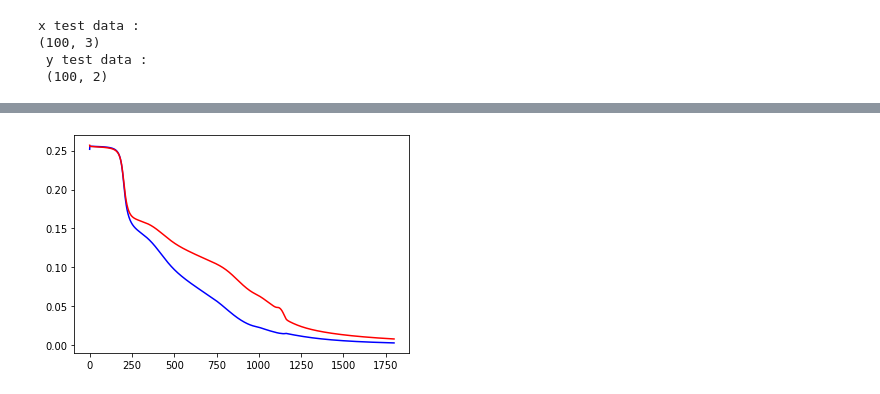
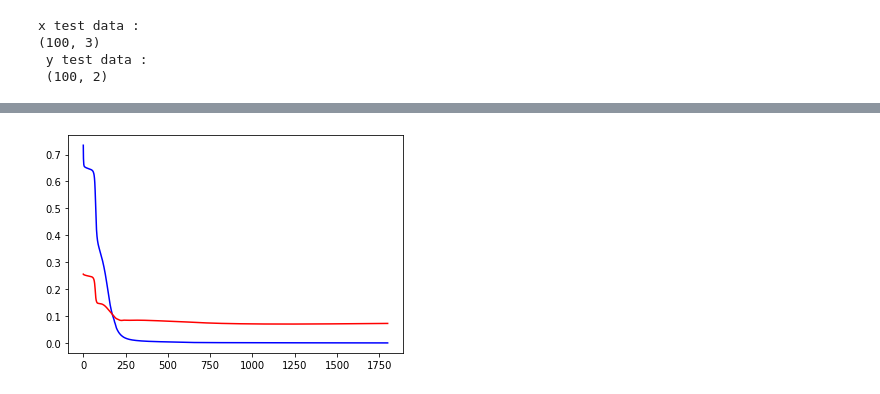
Before and after one commit to thuako/class_itsystem, a Jupyter notebook: hw2/NNclass_sigmoid.ipynb, the cells around one changed output, grey strips where cells are left out. Drawn from its saved outputs; the diff is of its cells as text; code cells hidden in the pictures.

```diff
--- a/hw2/NNclass_sigmoid.ipynb
+++ b/hw2/NNclass_sigmoid.ipynb
@@ -115,9 +117,9 @@ x test data :
  (100, 2)
 # %%
 epochs = 1800
-batch = 4
+batch = 5
 learning_rate = 0.6
-end_learning_rate = 0.4
+end_learning_rate = 0.6
 result_mean = 0.5
 # %%
 class NN:
@@ -162,56 +164,33 @@ class NN:
     def forwarding(self, x_data, y_data):
         for i, k in enumerate(self.layer):
             a = np.array([])
-            if i is 0:
-                a = np.append(a, np.dot(x_data, k.w))
-            else:
-                a = np.append(a, np.dot(self.layer[i - 1].dataflow, k.w))
+            # 첫단에만 input
+            a = np.append(a, np.dot(x_data, k.w)).reshape(x_data.shape[0], k.w.shape[1]) if i == 0 \
+                        else np.append(a, np.dot(self.layer[i - 1].dataflow, k.w)).reshape(x_data.shape[0], k.w.shape[1])
+            #bias 추가
+            if k.bias == 'True':
+                a = np.multiply(np.ones((int(x_data.shape[0]), int(k.w.shape[1]))), k.b) + a
+            k.dataflow = k.ftn(a)
 
-            a = a.reshape(x_data.shape[0], k.w.shape[1])
-
-            if k.bias == 'True':
-                # print(f"ones : {type(np.ones(1))}  bias : {type(k.b)}")
-                a = np.multiply(np.ones((int(x_data.shape[0]), int(k.w.shape[1]))), k.b) + a
-                # print(a)
-
-            k.dataflow = k.ftn(a)
-        # print(f"predic output : {self.layer[-1].dataflow.shape}\n data output : {y_data.shape}")
 
     def backpropagation(self, x_data, y_data, lr):
         for i, L in reversed(list(enumerate(self.layer))):
-            '''summation {}{j} wij delatj 교재 slide 12p'''
-            # fully connected layer
+            #delta구하기, 마지막 단만 cross entropy derivation 값
             L.before_w = L.w
-            if i is (len(self.layer) - 1):
-                L.delta = np.multiply((y_data - L.dataflow), L.dftn(L.dataflow))
-                # print(f"$$$$$$$$$i :{i}, L.dataflow : {L.dataflow.shape} L.delta : {L.delta.shape}, L.w : {L.w.shape}")
-            # else
-            else:
-                back_L = self.layer[i + 1]
-                L.delta = L.dftn(L.dataflow) * np.dot(back_L.delta, back_L.before_w.T)
-                # print(f"L.delta 구하는 과정\n\ni :{i}, L.dataflow : {L.dataflow.shape} back_L.delta : {back_L.delta.shape}, back_L.w : {back_L.w.shape}, L.w. : {L.w.shape}\n 구하기 end \n\n")
+            L.delta = y_data - L.dataflow if i is (len(self.layer) - 1) \
+                                        else np.multiply(L.dftn(L.dataflow), \
+                                        np.dot(self.layer[i + 1].delta, self.layer[i + 1].before_w.T))
 
             # i가 0 이면 input data가 train_set
-            if i is 0:
-                input = x_data
-            else:
-                input = self.layer[i - 1].dataflow
+            inputt = x_data if i ==0 else self.layer[i - 1].dataflow
 
-            '''x_k * delta -> upgrade할 weight '''
-            upgrade_w = np.zeros(1)
-            # outer로 한꺼번에 추가후에, reshape로 정렬
-            for k in range(L.delta.shape[0]):
-                upgrade_w = np.append(upgrade_w, np.outer(input[k], L.delta[k]))
-                # print(f" for {i} layer **********************\ndelta : \n{L.delta[k]}\n input : \n{input[k]}\n result : \n{np.outer(input[k], L.delta[k])}")
-            upgrade_w = np.delete(upgrade_w, 0, axis=0)
-            upgrade_w = upgrade_w.reshape(-1, L.w.shape[0], L.w.shape[1])
+            '''x_k * delta -> upgrade할 weight'''
+            upgrade_w = np.array([np.outer(inputt[k], L.delta[k]) for k in range(L.delta.shape[0])])\
+                        .reshape(-1, L.w.shape[0], L.w.shape[1])
 
-
-
-            """weight update"""
+            """update bias"""
             if L.bias == 'True':
-                L.b = L.b + np.average(L.delta, axis=0)
-
+                L.b = L.b + L.delta * self.learning_rate
             """update weight"""
             L.w = L.w + np.average(upgrade_w, axis=0) * self.learning_rate
 
@@ -227,12 +206,11 @@ class NN:
                 lr = self.learning_rate + (self.end_learning_rate - self.learning_rate) / epochs
                 self.forwarding(x_data, y_data)
                 self.backpropagation(x_data, y_data, lr)
-            self.test(self.test_set_x, self.test_set_y)
+            self.data_save(self.test_set_x, self.test_set_y)
 
             # print(f"bias : {self.layer[0].b}")
             if i % 50 == 0:
-                print(
-                f"epochs : {i}\t train_loss :{self.train_loss[i]:.4}\t test_loss :{self.test_loss[i]:.4}\t train_accuracy :{self.train_accuracy[i]:.3}%\t test_accuracy :{self.test_accuracy[i]:.3}%")
+                print(f"epochs : {i}\t train_loss :{self.train_loss[i]:.4}\t test_loss :{self.test_loss[i]:.4}\t train_accuracy :{self.train_accuracy[i]:.3}%\t test_accuracy :{self.test_accuracy[i]:.3}%")
 
     def plot(self):
 
@@ -246,25 +224,24 @@ class NN:
         plt.plot(self.test_accuracy, 'r')
         plt.show()
 
-        plt.figure()
+        ''' plt.figure()
         plt.plot(self.weight_hist)
         plt.plot(self.delta_hist)
-        plt.show()
+        plt.show()'''
 
         '''plt.figure()
         plt.plot(self.bias_hist)
         plt.show()'''
 
-    def test(self, x_data, y_data):
+    def data_save(self, x_data, y_data):
         #train loss, accuracy 구하기
-        self.train_loss = np.append(self.train_loss, \
-                                    np.average((self.layer[-1].dataflow - \
-                                                self.train_set_y[-int(len(self.train_set_y) / self.batch):, :]) ** 2))
+        predict = self.layer[-1].dataflow
+        y = self.train_set_y[-int(len(self.train_set_y) / self.batch):, :]
+        train_loss = np.average( -(y*np.log(predict + 1e-7) + (1-y)*np.log(1-predict+ 1e-7) ))
+        self.train_loss.append(train_loss)
 
-        train_result = np.array([self.layer[-1].dataflow > result_mean])
-        train_cnt = np.equal(self.train_set_y[-int(len(self.train_set_y) / self.batch):, :], train_result)
-        # print(f"ny_data : \n{self.test_set_y}\n\n y^ : \n{self.layer[-1].dataflow}")
-        train_correct = np.average(train_cnt) * 100
+        train_result = np.equal(y, np.array([self.layer[-1].dataflow > result_mean]))
+        train_correct = np.average(train_result) * 100
         self.train_accuracy.append(train_correct)
 
         for i, k in enumerate(self.layer):
@@ -284,7 +261,7 @@ class NN:
                 if k.bias is "True":
                     self.bias_hist.append(k.b.reshape(-1))
 
-        self.test_loss = np.append(self.test_loss, np.average((self.layer[-1].dataflow - y_data) ** 2))
+        self.test_loss = np.append(self.test_loss, np.average((self.layer[-1].dataflow - y_data)**2))
 
         # print(self.layer[-1].dataflow)
         # result = np.array([self.layer[-1].dataflow > 0.5])
@@ -328 +305 @@ epochs : 550     train_loss :0.08752     test_loss :0.1247       train_accuracy
-[figure, old version]
+[figure, new version]
```
Also changed, not shown: parts of 2 cells of this notebook, 5 other files.
